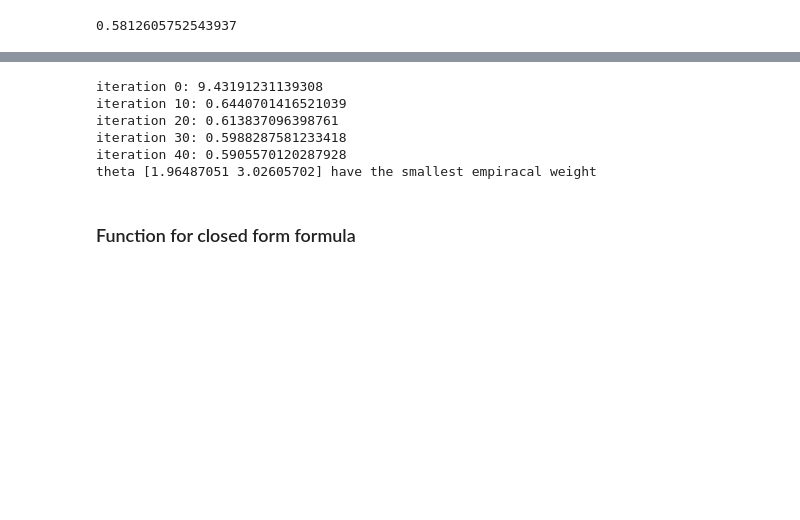
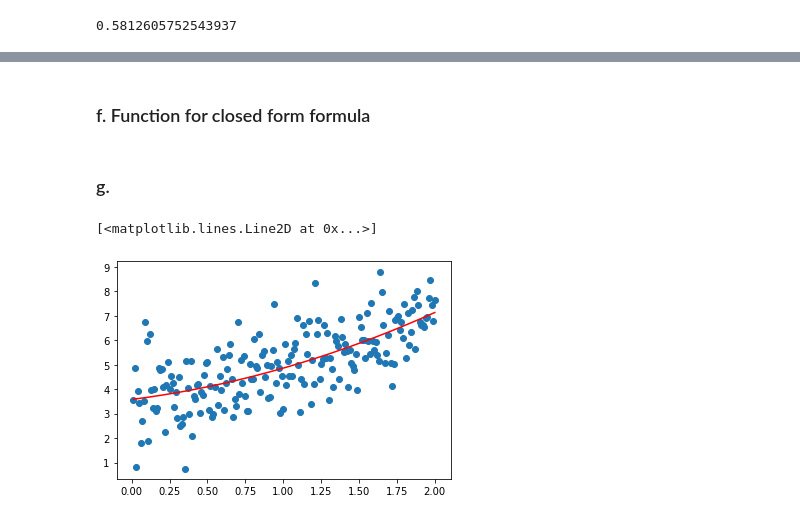
Before and after one commit to Emrys-Hong/SUTD-machine-learning-hw, a Jupyter notebook: Q2.ipynb, the cells around one changed output, grey strips where cells are left out. Saved outputs shown, nothing was run; the diff lists cells and outputs as text; code cells hidden in the pictures; blank space fills up the shorter version.

```diff
--- a/Q2.ipynb
+++ b/Q2.ipynb
@@ -92,16 +131,3 @@ def SGD(x, y, w, iteration):
-# %%
-w = np.zeros(2)
-for iteration in range(50):
-    w = SGD(x, y, w, iteration)
-
-print(f"theta {w} have the smallest empiracal weight")
-# %% [output]
-iteration 0: 9.43191231139308
-iteration 10: 0.6440701416521039
-iteration 20: 0.613837096398761
-iteration 30: 0.5988287581233418
-iteration 40: 0.5905570120287928
-theta [1.96487051 3.02605702] have the smallest empiracal weight
 # %% [markdown]
-### Function for closed form formula
+### f. Function for closed form formula
 # %%
@@ -120 +146,11 @@ def fit_under_order(x_1d, y, n):
+# %% [markdown]
+### g.
+# %%
+w, loss, x_order = PolyRegress(x[:, 0], y, 2)
+# %%
+plt.scatter(x[:, 0], y)
+plt.plot(x[:, 0], np.dot(x_order, w), 'r')
+# %% [output]
+[<matplotlib.lines.Line2D at 0x...>]
+[figure, added]
 # %%
```
Also changed, not shown: parts of 16 cells of this notebook, 3 other files.
